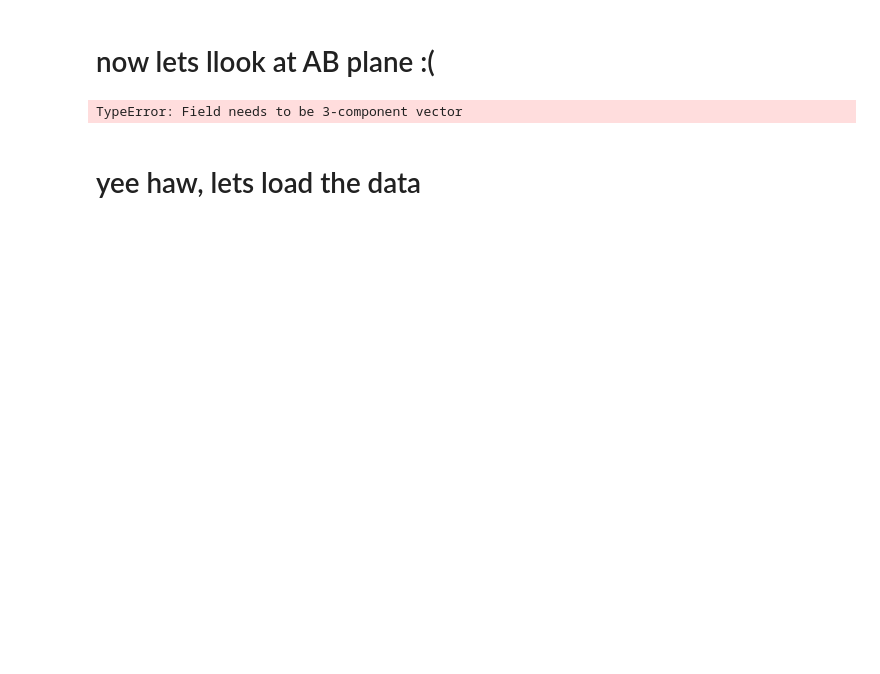
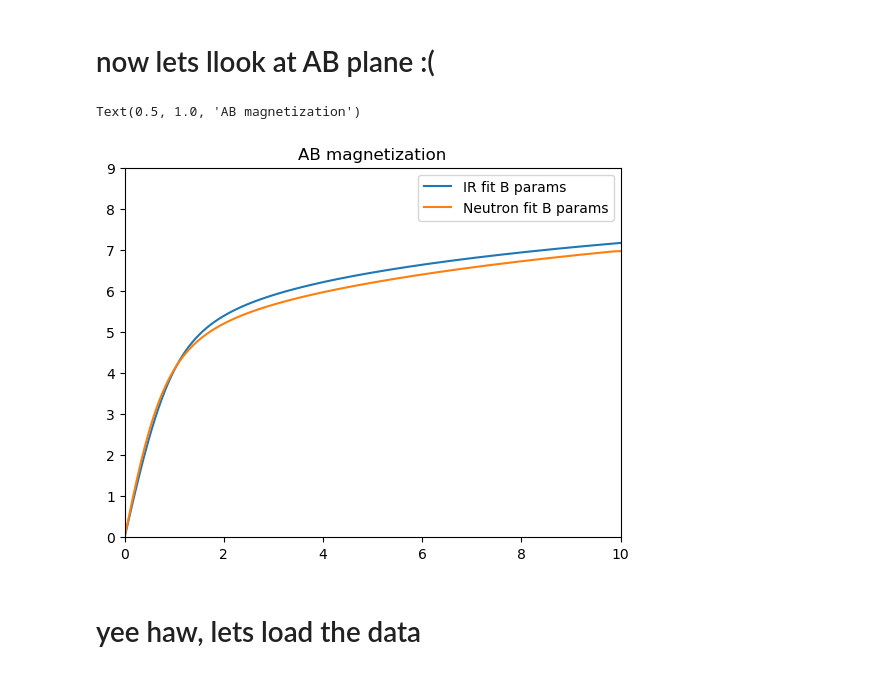
Before and after one commit to hrwhitelock/CES_magnetoOptical, a Jupyter notebook: CES_Mag_fromPCF.ipynb, the cells around one changed output. Drawn from its saved outputs; the diff is of its cells as text; code cells hidden in the pictures; blank space fills up the shorter version.

```diff
--- a/CES_Mag_fromPCF.ipynb
+++ b/CES_Mag_fromPCF.ipynb
@@ -149,41 +147,41 @@ Text(0, 0.5, 'magnetization')
 # %% [markdown]
 # now lets llook at AB plane :(
+# %%
+field = [[b,0,0] for b in ffine]
+magMe = np.array([MyErObj.magnetization(ion, temperature, f) for f in field]).T
+field = np.array(field).T
+
+
+
+field = [[b,0,0] for b in ffine]
+magAllen = np.array([AllenErObj.magnetization(ion, temperature, f) for f in field]).T
+field = np.array(field).T
 # %%
-
-# field = [[b,0,0] for b in np.linspace(-10,10,1000)]
-magMe = np.array([MyErObj.magnetization(ion, temperature, f) for f in field]).T
-field = np.array(field).T
-
-
-
-# field = [[b,0,0] for b in np.linspace(-10,10,1000)]
-magAllen = np.array([AllenErObj.magnetization(ion, temperature, f) for f in field]).T
-field = np.array(field).T
-
 mme = magMe[0]
 mAllen = magAllen[0]
 
 
 Jperp = -0.2e-3 #meV
 Jz = -2.4e-3 #meV
 q= 6
 
 # define lamb for CES
 lambAB = Jperp
 lambC = Jz
 
 maxi = 10
 
-mft_mZ_me = MolecularFieldTheory(f, ffine, mme, lambAB)
+mft_mZ_me = MolecularFieldTheory(f, ffine, mme, lambAB*-2)
 mft_mZ_Allen = MolecularFieldTheory(f, ffine, mAllen, lambAB)
 plt.plot(f, -1*mft_mZ_me, label = 'IR fit B params')
-plt.plot(ffine, -1*mft_mZ_Allen, label = 'Neutron fit B params')
+plt.plot(f, -1*mft_mZ_Allen, label = 'Neutron fit B params')
 plt.xlim(0,10)
 plt.ylim(0,9)
 plt.legend()
 plt.title('AB magnetization')
 # %% [output]
-TypeError: Field needs to be 3-component vector
+Text(0.5, 1.0, 'AB magnetization')
+[figure, added]
 # %% [markdown]
 # yee haw, lets load the data
 # %%
```
Also changed, not shown: parts of 18 cells of this notebook.
